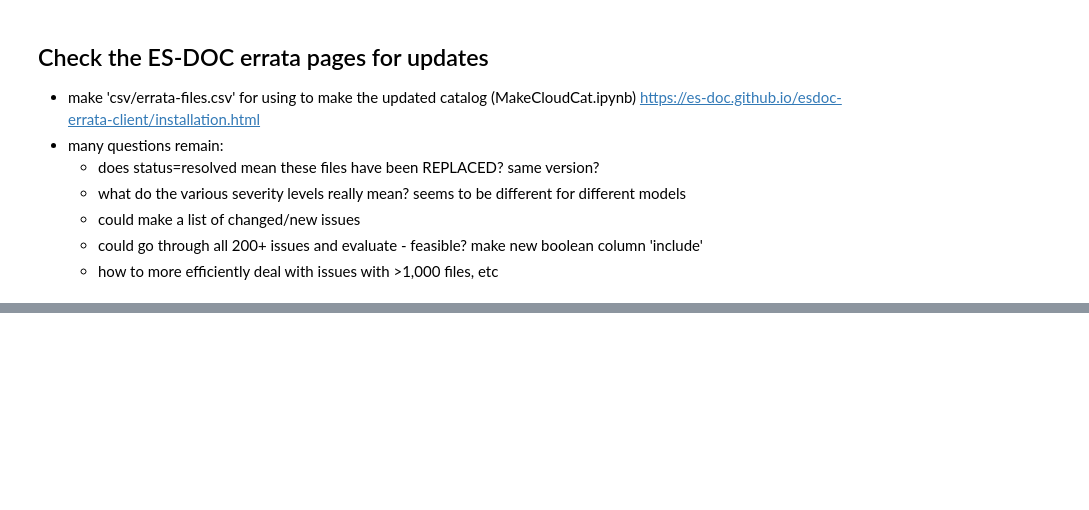
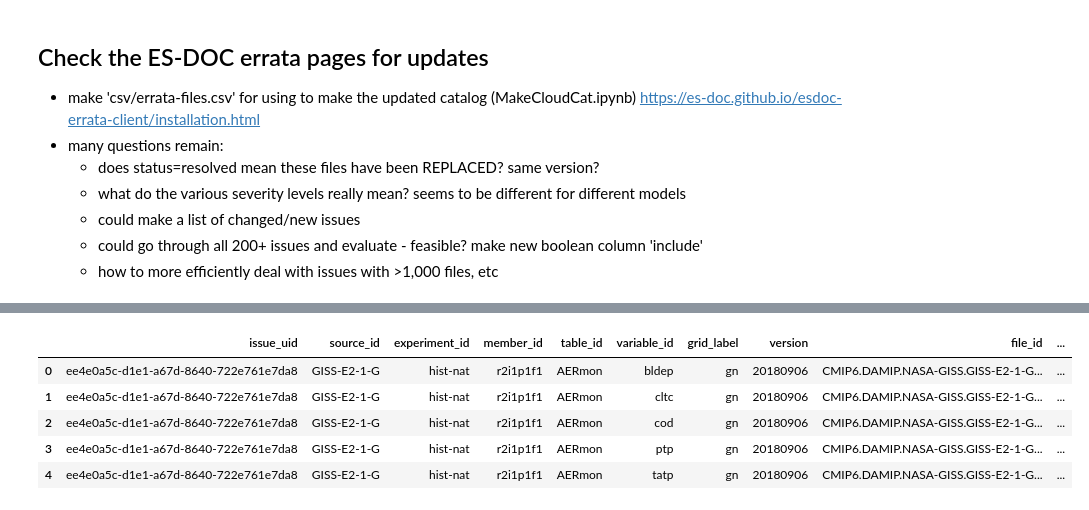
Before and after one commit to naomi-henderson/cmip6collect2, a Jupyter notebook: UpdateESDOC.ipynb, the cells around one changed output, grey strips where cells are left out. Cells and saved outputs as stored; diff of their text form; code cells hidden in the pictures; blank space fills up the shorter version.

```diff
--- a/UpdateESDOC.ipynb
+++ b/UpdateESDOC.ipynb
@@ -52,11 +71,11 @@ still not working 2021/02/12
 df = pd.DataFrame(columns=['uid', 'title', 'description', 'project', 'severity', 'status','urls'])
 df_list = []
 for item,issue in enumerate(issues):
-    file_dsets = 'dsets/dset_'+issue+'.txt'
+    file_dsets = 'dsets_new/dset_'+issue+'.txt'
     if not os.path.isfile(file_dsets):
-        file_dsets = 'dsets/dset_none.txt'
+        file_dsets = 'dsets_new/dset_none.txt'
 
-    file_issue = 'issues/issue_'+issue+'.json'
+    file_issue = 'issues_new/issue_'+issue+'.json'
 
     with open(file_issue) as json_file:
         dict_issue = json.load(json_file)
@@ -67,7 +86,7 @@ for item,issue in enumerate(issues):
         dict_issue['urls'] = []
 
     df = df.append(dict_issue,ignore_index=True)
-    print(item,file_dsets)
+    #print(item,file_dsets)
 
     df_dsets = pd.read_csv(file_dsets,delim_whitespace=True,header=None)
     df_dsets = df_dsets.rename(columns={0: "file_id"}).set_index([df_dsets.index])
@@ -114,40 +151,14 @@ df_expand0 = pd.concat(df_all,sort=False).drop_duplicates(subset =["file_id"])
-# %%
-keywords = ['issue_uid','source_id', 'experiment_id', 'member_id', 'table_id', 'variable_id', 'grid_label', 'version', 'file_id','status','severity','issue_url']
-df_all = []
-for index, row in df.iterrows():
-    if index <= 143:
-        continue
-    file_id = row['file_ids']
-    issue = row['issue_uid']
-    status = row['status']
-    severity = row['severity']
-    issue_url = "https://errata.es-doc.org/static/view.html?uid="+issue
-    dfs = pd.DataFrame(columns=keywords)
-    print(index, ': issue uid:', issue, ', number of affected files:',len(file_id))
-    for file in file_id:
-        try:
-            [fill,activity_id,institution_id,source_id,experiment_id,member_id,table_id,variable_id,grid_version] = file.split('.')
-            [grid_label,version] = grid_version.split('#')
-            klist = [issue,source_id,experiment_id,member_id,table_id,variable_id,grid_label,version,file,status,severity,issue_url]
-            kdict = dict(zip(keywords, klist))
-            dfs = dfs.append(kdict,ignore_index=True)
-            df_all += [dfs]
-        except:   # one issue has a list of datasets with two lines that need to be split apart
-            #print('splitting lines for:',file_id)
-            [s1,s2,s3]=file.split('CMIP6')
-            files = ['CMIP6'+s2,'CMIP6'+s3]
-            for f in files:
-                [fill,activity_id,institution_id,source_id,experiment_id,member_id,table_id,variable_id,grid_version] = f.split('.')
-                [grid_label,version] = grid_version.split('#')
-                klist = [issue,source_id,experiment_id,member_id,table_id,variable_id,grid_label,version,f,status,severity,issue_url]
-                kdict = dict(zip(keywords, klist))
-                dfs = dfs.append(kdict,ignore_index=True)
-                df_all += [dfs]
-df_expand1 = pd.concat(df_all,sort=False).drop_duplicates(subset =["file_id"])
 # %%
 df_expand = pd.concat([df_expand0,df_expand1],sort=False).drop_duplicates(subset =["file_id"])
 df_expand[['source_id','file_id']].groupby(['source_id']).count()
-#df_expand
+df_expand.head()
+# %% [output]
+|  | issue_uid | source_id | experiment_id | member_id | table_id | variable_id | grid_label | version | file_id | ... |
+| 0 | ee4e0a5c-d1e1-a67d-8640-722e761e7da8 | GISS-E2-1-G | hist-nat | r2i1p1f1 | AERmon | bldep | gn | 20180906 | CMIP6.DAMIP.NASA-GISS.GISS-E2-1-G... | ... |
+| 1 | ee4e0a5c-d1e1-a67d-8640-722e761e7da8 | GISS-E2-1-G | hist-nat | r2i1p1f1 | AERmon | cltc | gn | 20180906 | CMIP6.DAMIP.NASA-GISS.GISS-E2-1-G... | ... |
+| 2 | ee4e0a5c-d1e1-a67d-8640-722e761e7da8 | GISS-E2-1-G | hist-nat | r2i1p1f1 | AERmon | cod | gn | 20180906 | CMIP6.DAMIP.NASA-GISS.GISS-E2-1-G... | ... |
+| 3 | ee4e0a5c-d1e1-a67d-8640-722e761e7da8 | GISS-E2-1-G | hist-nat | r2i1p1f1 | AERmon | ptp | gn | 20180906 | CMIP6.DAMIP.NASA-GISS.GISS-E2-1-G... | ... |
+| 4 | ee4e0a5c-d1e1-a67d-8640-722e761e7da8 | GISS-E2-1-G | hist-nat | r2i1p1f1 | AERmon | tatp | gn | 20180906 | CMIP6.DAMIP.NASA-GISS.GISS-E2-1-G... | ... |
 # %%
 import datetime
 date = str(datetime.datetime.now().strftime("%Y%m%d"))
```
Also changed, not shown: parts of 9 cells of this notebook, 18 other files.
